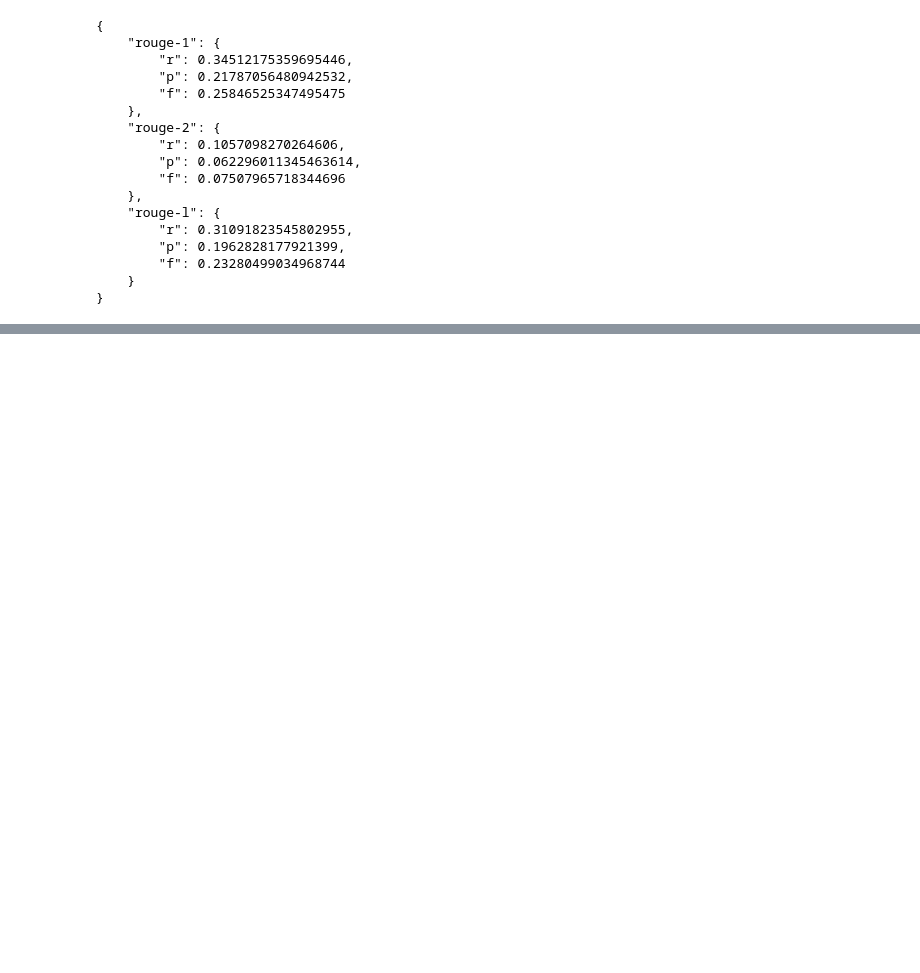
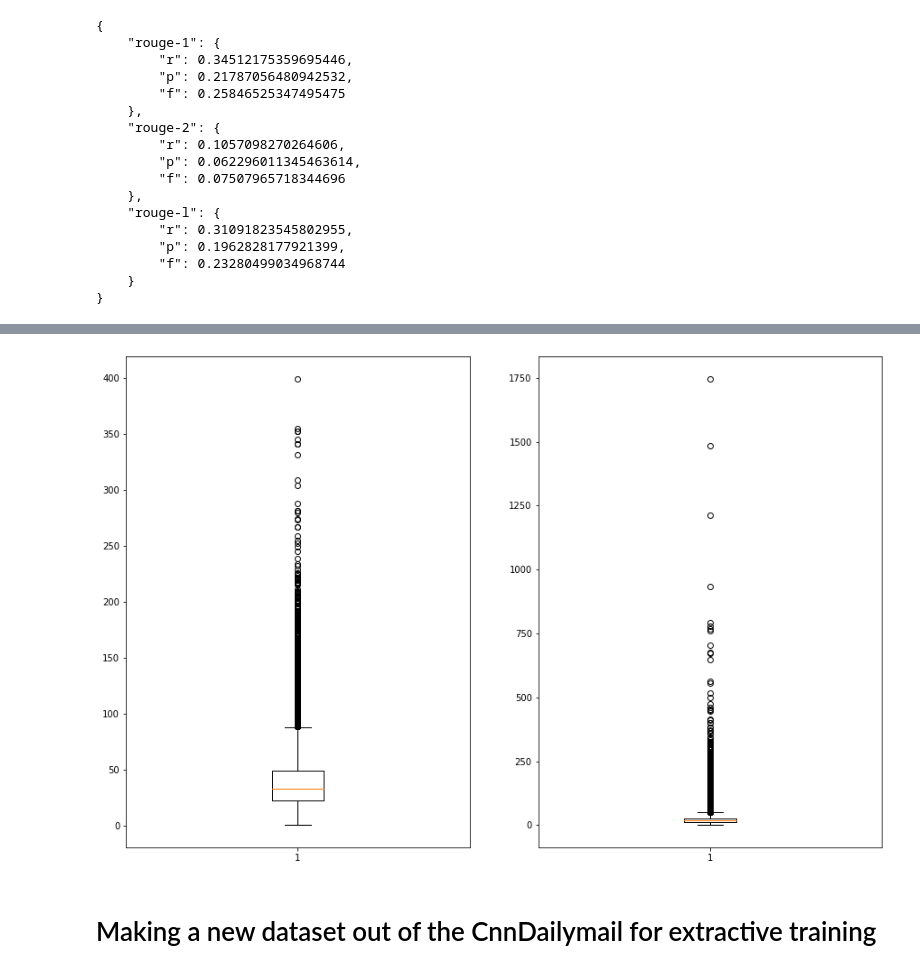
Before and after one commit to anton1morozov/extractive_summarization, a Jupyter notebook: experiments.ipynb, the cells around one changed output, grey strips where cells are left out. Drawn from its saved outputs; the diff is of its cells as text; code cells hidden in the pictures; blank space fills up the shorter version.

```diff
--- a/experiments.ipynb
+++ b/experiments.ipynb
@@ -563,0 +696,21 @@ evaluate_cnn_dailymail(summarizer, test)
+# %%
+# sent_data = []
+# for k, v in sentences_count.items():
+#     sent_data.extend([k] * v)
+#
+# word_data = []
+# for k, v in words_count.items():
+#     word_data.extend([k] * v)
+
+# sent_data = [[k] * v for k, v in sentences_count.items()]
+# print(len(sent_data))
+# print(len(sent_data[0]))
+
+fig, (ax, ay) = plt.subplots(1, 2)
+ax.boxplot(sent_data)
+ay.boxplot(word_data)
+plt.show()
+# %% [output]
+[figure, added]
+# %% [markdown]
+# Making a new dataset out of the CnnDailymail for extractive training
```
Also changed, not shown: parts of 29 cells of this notebook.
